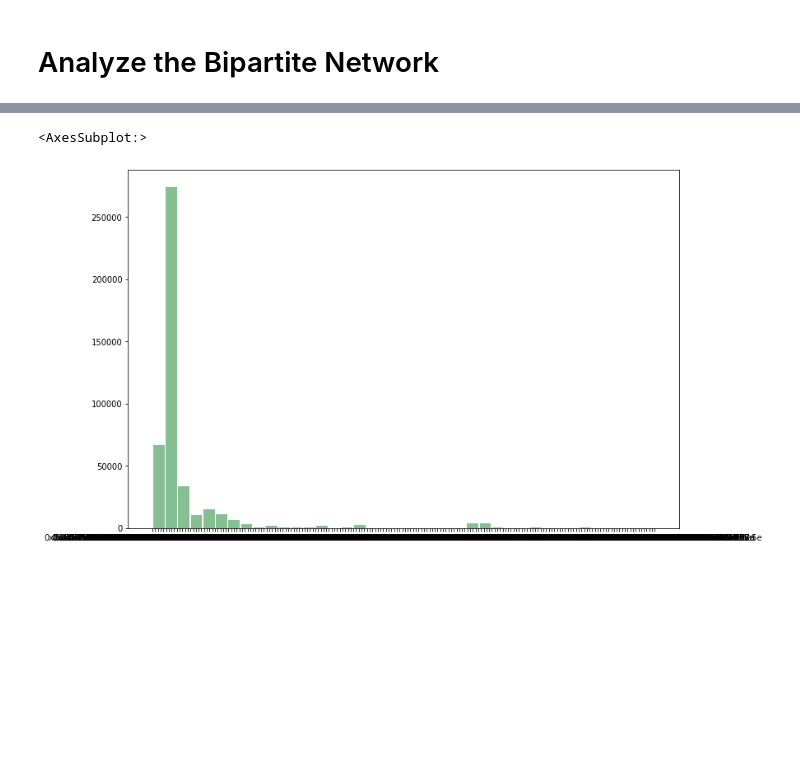
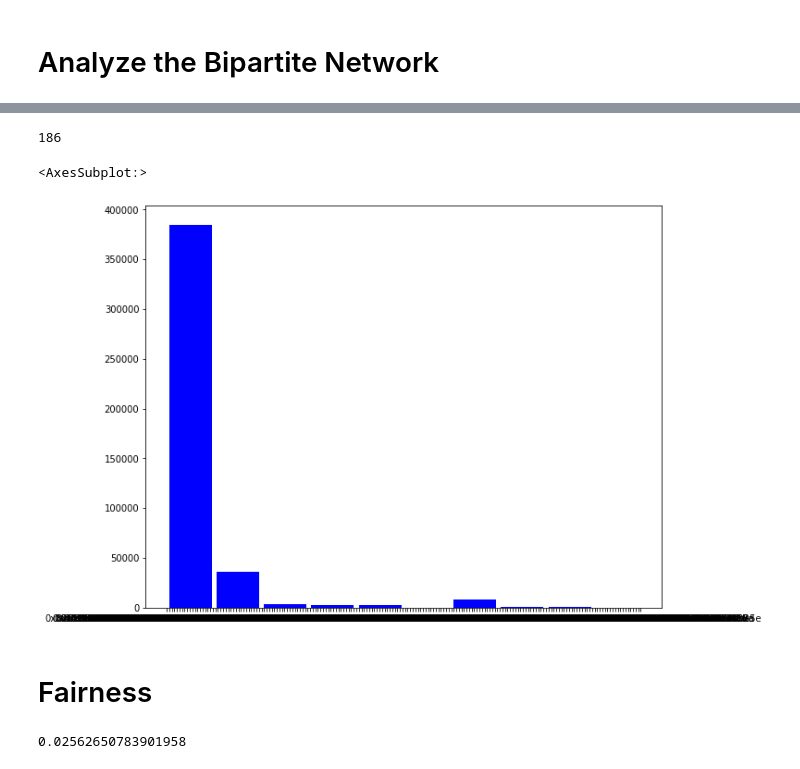
Before and after one commit to aissav/Blockchain, a Jupyter notebook: ETH_Blocks_Analysis.ipynb, the cells around one changed output, grey strips where cells are left out. Saved outputs shown, nothing was run; the diff lists cells and outputs as text; code cells hidden in the pictures; blank space fills up the shorter version.

```diff
--- a/ETH_Blocks_Analysis.ipynb
+++ b/ETH_Blocks_Analysis.ipynb
@@ -42,5 +221,9 @@ Bi.add_edges_from(edges,)
+# %%
+len(degree_sequence)
+# %% [output]
+186
 # %%
-blocks["miner"].hist(bins=40,grid=False, figsize=(12,8), color='#86bf91', zorder=2, rwidth=0.9)
+blocks["miner"].hist(bins=10,grid=False, figsize=(10,8), color='blue', zorder=2, rwidth=0.9)
 # %% [output]
 <AxesSubplot:>
-[figure, old version]
+[figure, new version]
@@ -46,0 +232,2 @@ blocks["miner"].hist(bins=40,grid=False, figsize=(12,8), color='#86bf91', zorder
+# %% [markdown]
+# Fairness
@@ -46,0 +242,5 @@ blocks["miner"].hist(bins=40,grid=False, figsize=(12,8), color='#86bf91', zorder
+# %%
+n_fairness=(fairness-(1./len(miners_f)))/(1.-(1./len(miners_f)))
+n_fairness
+# %% [output]
+0.02562650783901958
```
Also changed, not shown: parts of 27 cells of this notebook, 3 other files.
